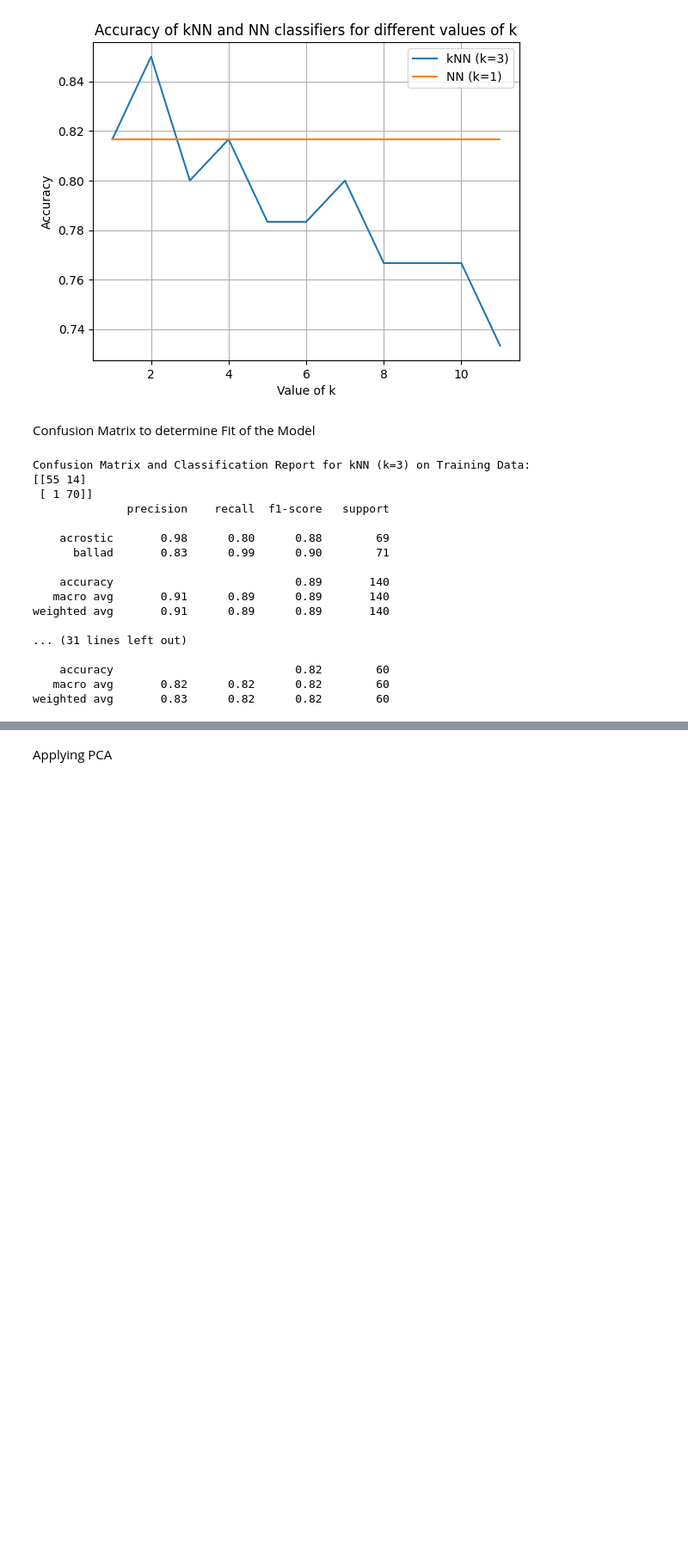
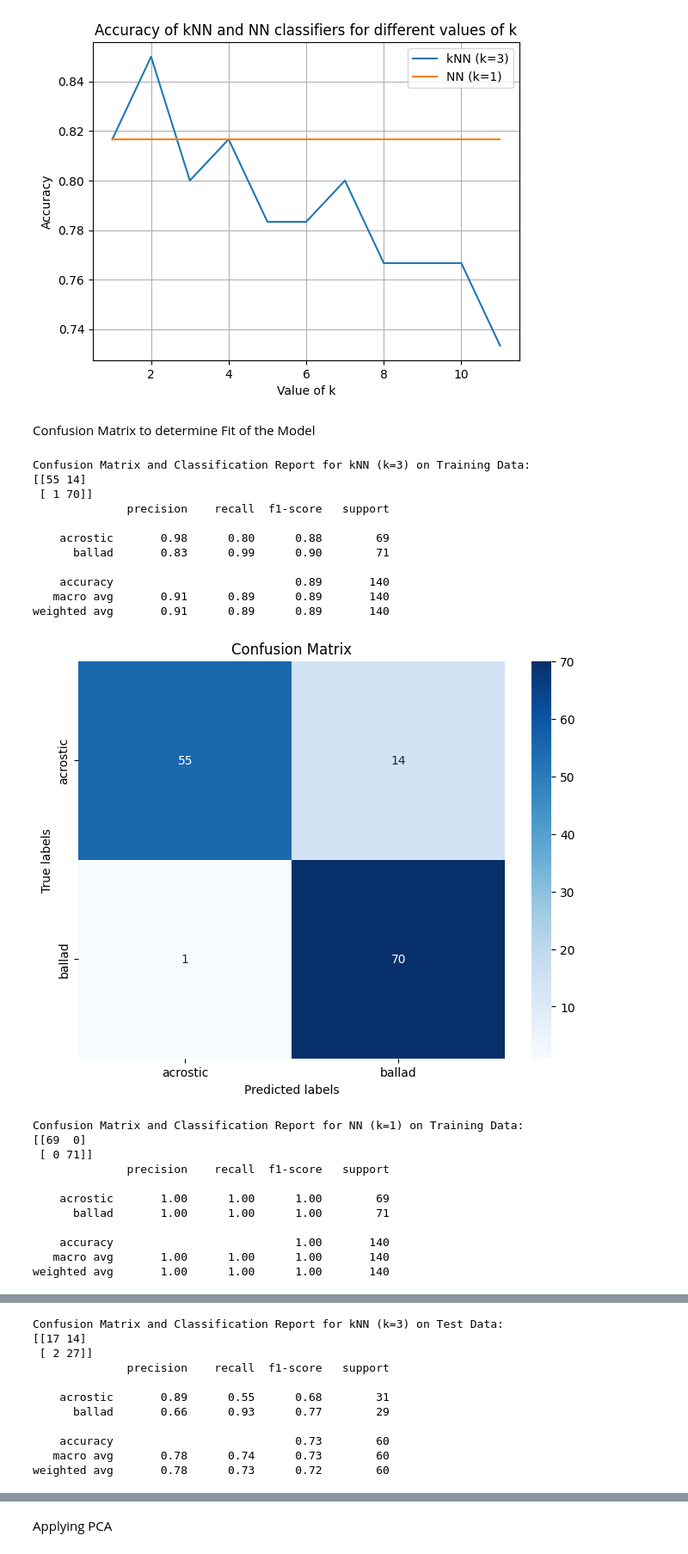
Before and after one commit to gamidirohan/MachineLearning-Lab, a Jupyter notebook: ML_Final_Project.ipynb, the cells around one changed output, grey strips where cells are left out. Shown at 86% size. Cells and saved outputs as stored; diff of their text form; code cells hidden in the pictures; blank space fills up the shorter version.

```diff
--- a/ML_Final_Project.ipynb
+++ b/ML_Final_Project.ipynb
@@ -288,7 +288,19 @@ plt.show()
 # %% [markdown]
 Confusion Matrix to determine Fit of the Model
 # %%
-from sklearn.metrics import confusion_matrix, classification_report
+import matplotlib.pyplot as plt
+import seaborn as sns
+from sklearn.metrics import confusion_matrix
+from sklearn.metrics import classification_report
+import numpy as np
+def plot_confusion_matrix(y_true, y_pred, class_labels):
+    cm = confusion_matrix(y_true, y_pred, labels=class_labels)
+    plt.figure(figsize=(8, 6))
+    sns.heatmap(cm, annot=True, fmt="d", cmap="Blues", xticklabels=class_labels, yticklabels=class_labels)
+    plt.title('Confusion Matrix')
+    plt.xlabel('Predicted labels')
+    plt.ylabel('True labels')
+    plt.show()
 
 # Predictions on training data
 y_train_pred_knn = knn_classifier.predict(X_train_selected)
@@ -298,38 +310,48 @@ y_train_pred_nn = nn_classifier.predict(X_train_selected)
 print("Confusion Matrix and Classification Report for kNN (k=3) on Training Data:")
 print(confusion_matrix(y_train_selected, y_train_pred_knn))
 print(classification_report(y_train_selected, y_train_pred_knn))
+plot_confusion_matrix(y_train_selected, y_train_pred_knn, class_labels=selected_classes)
 
 print("Confusion Matrix and Classification Report for NN (k=1) on Training Data:")
 print(confusion_matrix(y_train_selected, y_train_pred_nn))
 print(classification_report(y_train_selected, y_train_pred_nn))
+plot_confusion_matrix(y_train_selected, y_train_pred_nn, class_labels=selected_classes)
 
 # Predictions on test data
 y_test_pred_knn = knn_classifier.predict(X_test_selected)
 y_test_pred_nn = nn_classifier.predict(X_test_selected)
 
 # Confusion matrix and classification report for test data
 print("Confusion Matrix and Classification Report for kNN (k=3) on Test Data:")
 print(confusion_matrix(y_test_selected, y_test_pred_knn))
 print(classification_report(y_test_selected, y_test_pred_knn))
+plot_confusion_matrix(y_test_selected, y_test_pred_knn, class_labels=selected_classes)
 
 print("Confusion Matrix and Classification Report for NN (k=1) on Test Data:")
 print(confusion_matrix(y_test_selected, y_test_pred_nn))
 print(classification_report(y_test_selected, y_test_pred_nn))
+plot_confusion_matrix(y_test_selected, y_test_pred_nn, class_labels=selected_classes)
 # %% [output]
 Confusion Matrix and Classification Report for kNN (k=3) on Training Data:
 [[55 14]
  [ 1 70]]
               precision    recall  f1-score   support
 
     acrostic       0.98      0.80      0.88        69
       ballad       0.83      0.99      0.90        71
 
     accuracy                           0.89       140
    macro avg       0.91      0.89      0.89       140
 weighted avg       0.91      0.89      0.89       140
-
-... (31 lines left out)
-
-    accuracy                           0.82        60
-   macro avg       0.82      0.82      0.82        60
-weighted avg       0.83      0.82      0.82        60
+[figure, added]
+Confusion Matrix and Classification Report for NN (k=1) on Training Data:
+[[69  0]
+ [ 0 71]]
+              precision    recall  f1-score   support
+
+    acrostic       1.00      1.00      1.00        69
+      ballad       1.00      1.00      1.00        71
+
+    accuracy                           1.00       140
+   macro avg       1.00      1.00      1.00       140
+weighted avg       1.00      1.00      1.00       140
@@ -335,0 +359,11 @@ weighted avg       0.83      0.82      0.82        60
+Confusion Matrix and Classification Report for kNN (k=3) on Test Data:
+[[17 14]
+ [ 2 27]]
+              precision    recall  f1-score   support
+
+    acrostic       0.89      0.55      0.68        31
+      ballad       0.66      0.93      0.77        29
+
+    accuracy                           0.73        60
+   macro avg       0.78      0.74      0.73        60
+weighted avg       0.78      0.73      0.72        60
```
Also changed, not shown: parts of 9 cells of this notebook.
